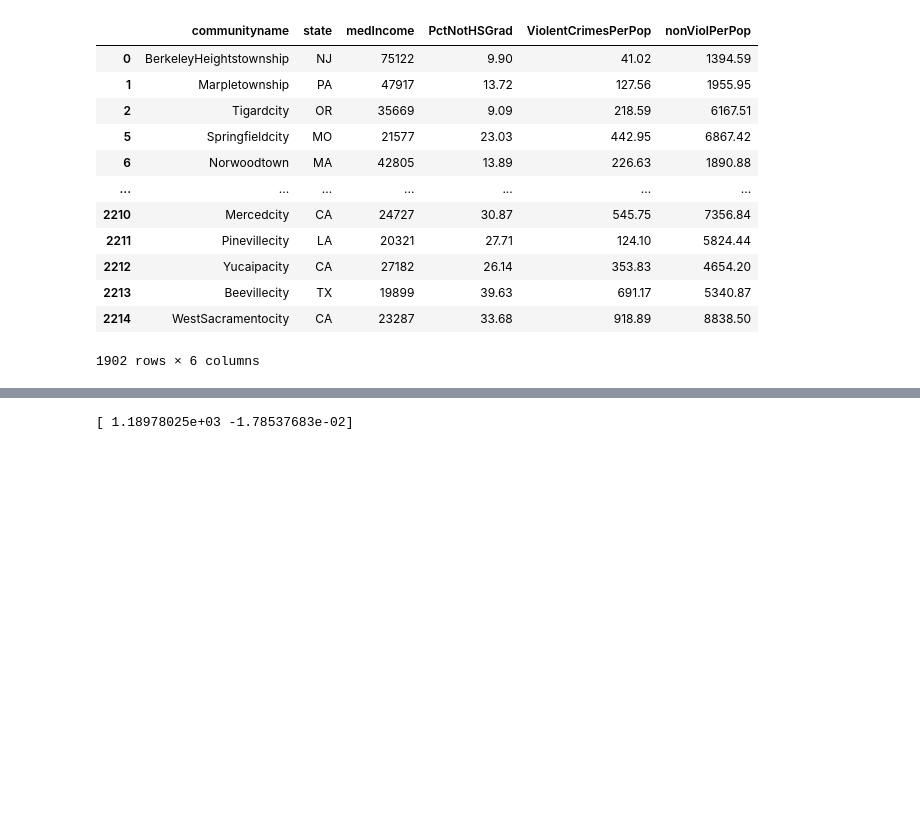
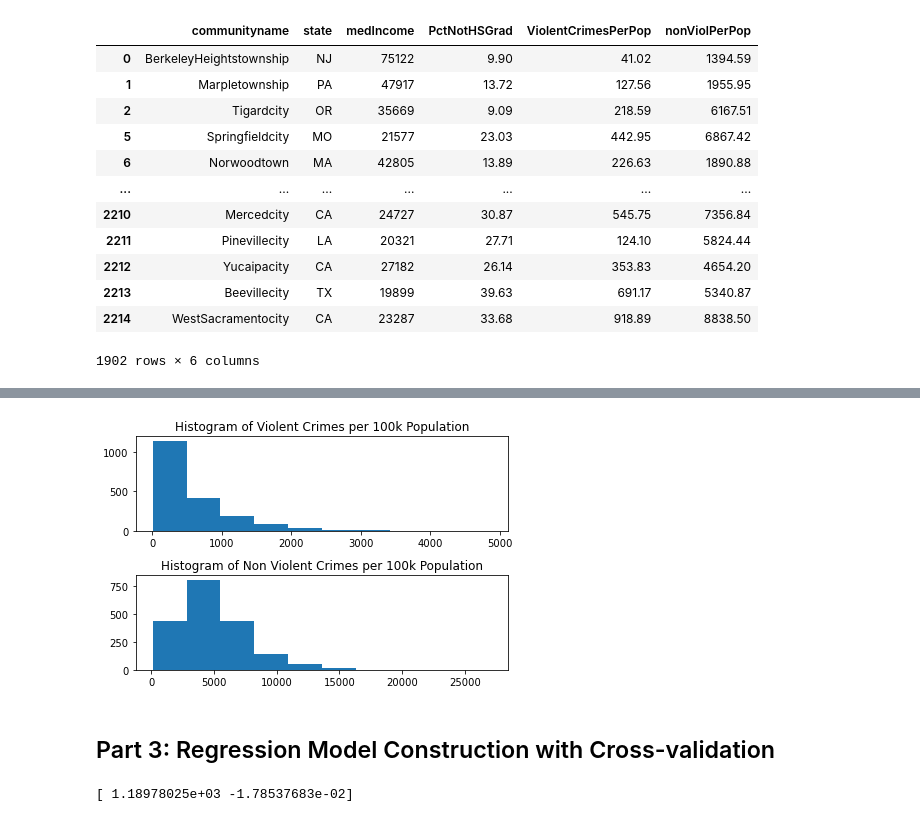
Before and after one commit to MCharming98/COGS_109_Final_Proj, a Jupyter notebook: final_proj.ipynb, the cells around one changed output, grey strips where cells are left out. Cells and saved outputs as stored; diff of their text form; code cells hidden in the pictures; blank space fills up the shorter version.

```diff
--- a/final_proj.ipynb
+++ b/final_proj.ipynb
@@ -48,3 +73,16 @@ Total columns: 147
+# %%
+violentCrime = data["ViolentCrimesPerPop"]
+nonViolentCrime = data["nonViolPerPop"]
+fig, axs = plt.subplots(2)
+axs[0].hist(violentCrime)
+axs[0].set_title("Histogram of Violent Crimes per 100k Population")
+axs[1].hist(nonViolentCrime)
+axs[1].set_title("Histogram of Non Violent Crimes per 100k Population")
+fig.tight_layout()
+# %% [output]
+[figure, added]
+# %% [markdown]
+## Part 3: Regression Model Construction with Cross-validation
 # %%
 # Model 1: Violent crimes ~ income
 X = data["medIncome"].to_numpy()
```
Also changed, not shown: parts of 7 cells of this notebook.
